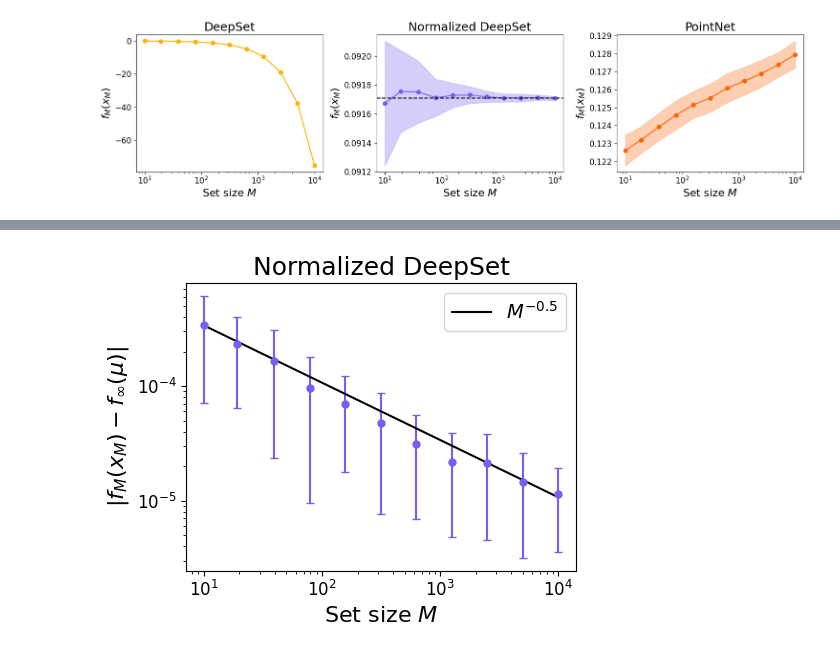
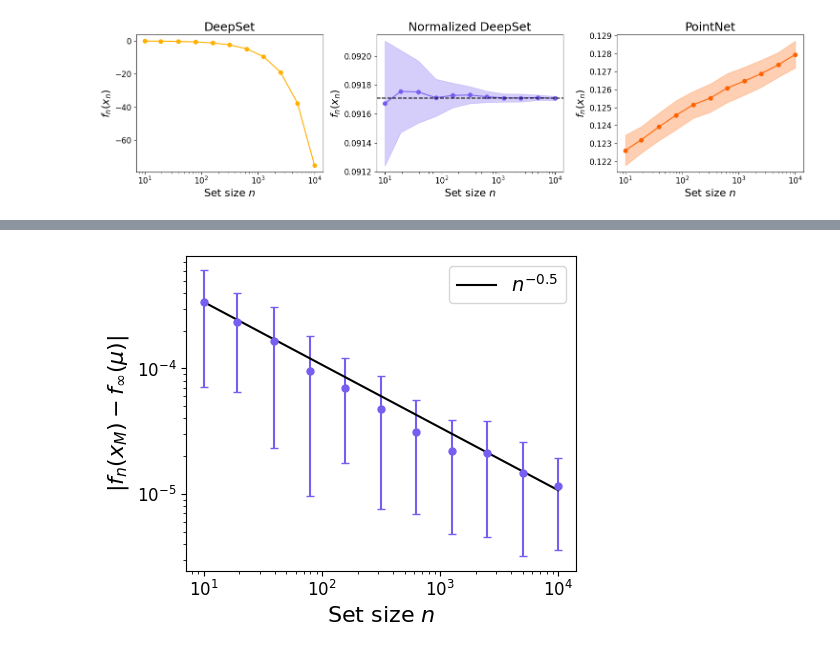
Before and after one commit to yuxinma98/transferring_transferability, a Jupyter notebook: DeepSet/transferability.ipynb, the cells around one changed output, grey strips where cells are left out. Drawn from its saved outputs; the diff is of its cells as text; code cells hidden in the pictures.

```diff
--- a/DeepSet/transferability.ipynb
+++ b/DeepSet/transferability.ipynb
@@ -111,8 +111,8 @@ for ax, (model_name, color) in zip(axs, color_dict.items()):
     if model_name == "Normalized DeepSet":
         ax.axhline(limit, color="k", linestyle="--", label="Limit")
     ax.set_xscale("log")
-    ax.set_xlabel(r"Set size $M$", fontsize=16)
-    ax.set_ylabel(r"$f_M(x_M)$", fontsize=16)
+    ax.set_xlabel(r"Set size $n$", fontsize=16)
+    ax.set_ylabel(r"$f_n(x_n)$", fontsize=16)
     ax.set_title(model_name, fontsize=18)
     ax.tick_params(axis="both", which="major", labelsize=12)
 
@@ -149,8 +149,8 @@ for model_name, color in color_dict.items():
     if model_name == "Normalized DeepSet":
         plt.axhline(limit, color="k", linestyle="--", label="Limit")
     plt.xscale("log")
-    plt.xlabel(r"Set size $M$", fontsize=16)
-    plt.ylabel(r"$f_M(x_M)$", fontsize=16)
+    plt.xlabel(r"Set size $n$", fontsize=16)
+    plt.ylabel(r"$f_n(x_n)$", fontsize=16)
     plt.tick_params(axis="both", which="major", labelsize=12)
     plt.tight_layout()
     plt.savefig(plot_dir + f"{model_name.lower().replace(' ', '_')}_transferability_outputs.pdf")
@@ -173,38 +173,37 @@ plt.errorbar(
 )
 # plt.plot(
 #     n_range,
 #     [float(errors[i].mean(dim=0).squeeze()) for i in range(len(n_range))],
 #     "o-",
 #     color=color_dict["Normalized DeepSet"],
 # )
 # plt.fill_between(
 #     n_range,
 #     [
 #         float(errors[i].mean(dim=0).squeeze()) - float(errors[i].std(dim=0).squeeze())
 #         for i in range(len(n_range))
 #     ],
 #     [
 #         float(errors[i].mean(dim=0).squeeze()) + float(errors[i].std(dim=0).squeeze())
 #         for i in range(len(n_range))
 #     ],
 #     color=color_dict["Normalized DeepSet"],
 #     alpha=0.3,
 # )
 reference = n_range ** (-0.5) * n_range[0] ** (0.5) * float(errors[0].mean(dim=0).squeeze())
-plt.title("Normalized DeepSet", fontsize=18)
-plt.plot(n_range, reference, label=r"$M^{-0.5}$", color="black")
-plt.xlabel("Set size $M$", fontsize=16)
-plt.ylabel(r"$|f_M(x_M) - f_\infty(\mu)|$", fontsize=16)
+plt.plot(n_range, reference, label=r"$n^{-0.5}$", color="black")
+plt.xlabel(r"Set size $n$", fontsize=16)
+plt.ylabel(r"$|f_n(x_M) - f_\infty(\mu)|$", fontsize=16)
 plt.legend(fontsize=14)
 plt.xscale("log")
 plt.yscale("log")
 plt.xticks(fontsize=12)
 plt.yticks(fontsize=12)
 plt.tight_layout()
 plt.savefig(plot_dir + "deepset_transferability_errors.pdf")
 plt.show()
 # %% [output]
-[figure, old version]
+[figure, new version]
 # %%
 import numpy as np
 import random
```
Also changed, not shown: parts of 1 cell of this notebook, 43 other files.
